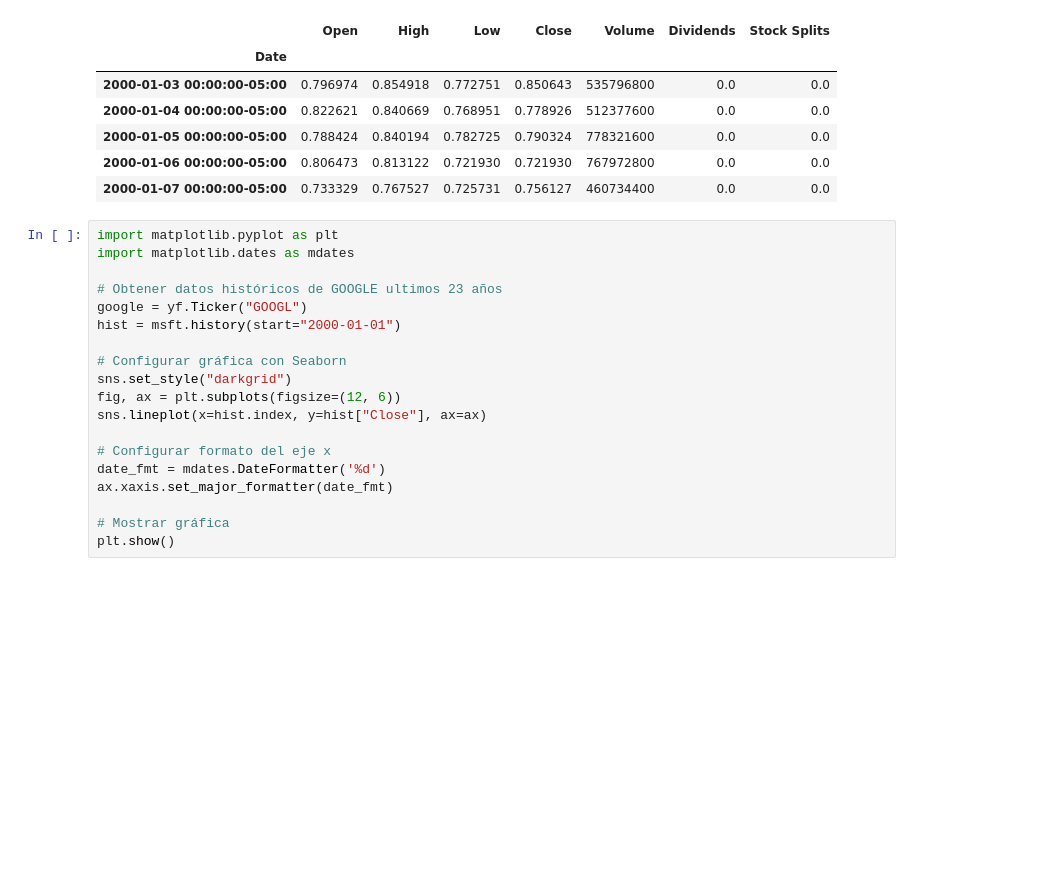
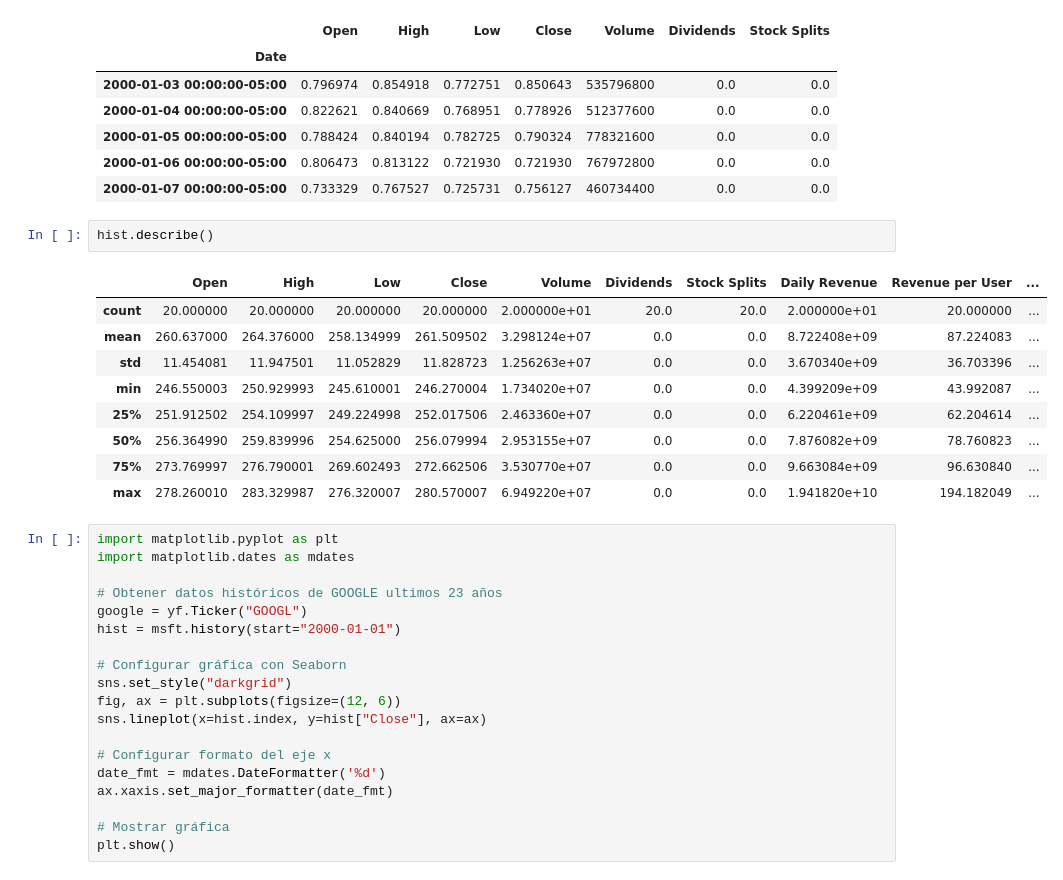
Before and after one commit to diegomaneyro/Analytics, a Jupyter notebook: Anáisis de Riesgo/Analisis_Riesgo.ipynb, the cells around one changed output. Drawn from its saved outputs; the diff is of its cells as text; blank space fills up the shorter version.

```diff
--- a/Anáisis de Riesgo/Analisis_Riesgo.ipynb
+++ b/Anáisis de Riesgo/Analisis_Riesgo.ipynb
@@ -158,6 +189,18 @@ hist.head()
 | 2000-01-05 00:00:00-05:00 | 0.788424 | 0.840194 | 0.782725 | 0.790324 | 778321600 | 0.0 | 0.0 |
 | 2000-01-06 00:00:00-05:00 | 0.806473 | 0.813122 | 0.721930 | 0.721930 | 767972800 | 0.0 | 0.0 |
 | 2000-01-07 00:00:00-05:00 | 0.733329 | 0.767527 | 0.725731 | 0.756127 | 460734400 | 0.0 | 0.0 |
+# %%
+hist.describe()
+# %% [output]
+|  | Open | High | Low | Close | Volume | Dividends | Stock Splits | Daily Revenue | Revenue per User | ... |
+| count | 20.000000 | 20.000000 | 20.000000 | 20.000000 | 2.000000e+01 | 20.0 | 20.0 | 2.000000e+01 | 20.000000 | ... |
+| mean | 260.637000 | 264.376000 | 258.134999 | 261.509502 | 3.298124e+07 | 0.0 | 0.0 | 8.722408e+09 | 87.224083 | ... |
+| std | 11.454081 | 11.947501 | 11.052829 | 11.828723 | 1.256263e+07 | 0.0 | 0.0 | 3.670340e+09 | 36.703396 | ... |
+| min | 246.550003 | 250.929993 | 245.610001 | 246.270004 | 1.734020e+07 | 0.0 | 0.0 | 4.399209e+09 | 43.992087 | ... |
+| 25% | 251.912502 | 254.109997 | 249.224998 | 252.017506 | 2.463360e+07 | 0.0 | 0.0 | 6.220461e+09 | 62.204614 | ... |
+| 50% | 256.364990 | 259.839996 | 254.625000 | 256.079994 | 2.953155e+07 | 0.0 | 0.0 | 7.876082e+09 | 78.760823 | ... |
+| 75% | 273.769997 | 276.790001 | 269.602493 | 272.662506 | 3.530770e+07 | 0.0 | 0.0 | 9.663084e+09 | 96.630840 | ... |
+| max | 278.260010 | 283.329987 | 276.320007 | 280.570007 | 6.949220e+07 | 0.0 | 0.0 | 1.941820e+10 | 194.182049 | ... |
 # %%
 import matplotlib.pyplot as plt
 import matplotlib.dates as mdates
```
Also changed, not shown: parts of 10 cells of this notebook.
